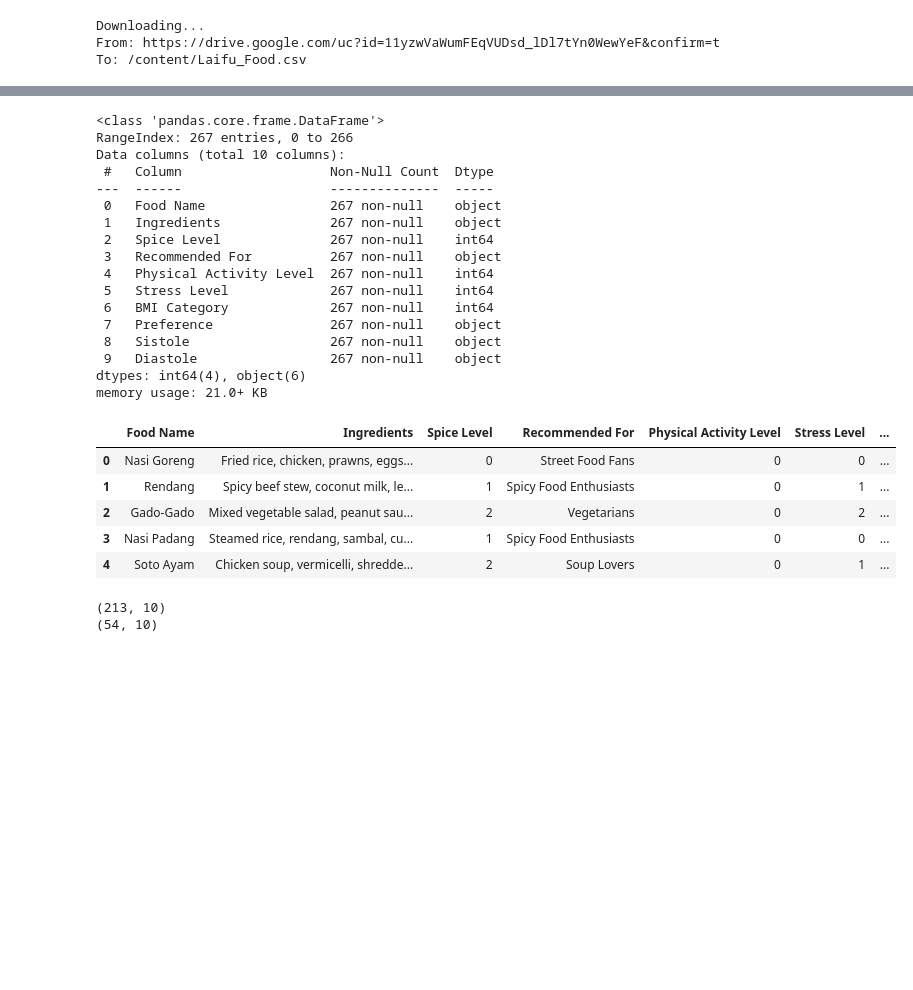
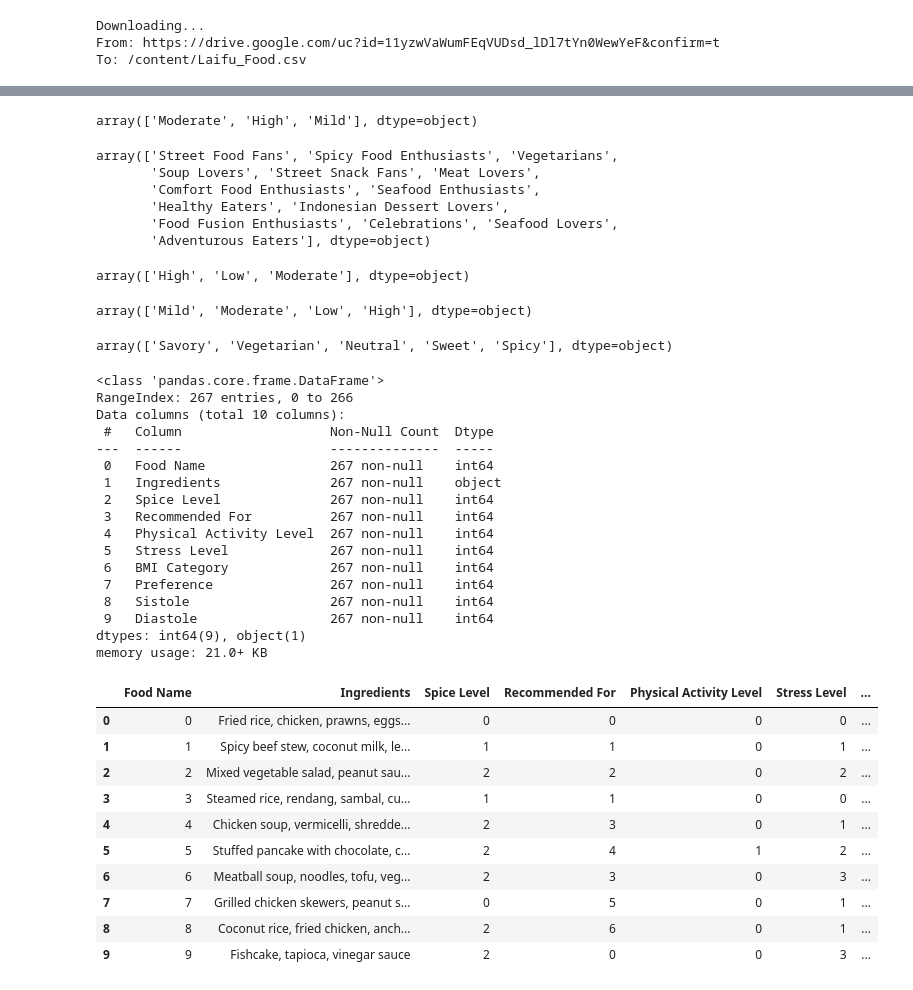
Before and after one commit to ZulfikarPra/Laifu-Bangkit, a Jupyter notebook: machine-learning/food-recommender/Laifu_Food.ipynb, the cells around one changed output, grey strips where cells are left out. Saved outputs shown, nothing was run; the diff lists cells and outputs as text; code cells hidden in the pictures; blank space fills up the shorter version.

```diff
--- a/machine-learning/food-recommender/Laifu_Food.ipynb
+++ b/machine-learning/food-recommender/Laifu_Food.ipynb
@@ -54,4 +77,8 @@ df.head()
 # %%
+#Drop Food ID, Rating, Cuisine Column and Empty Column
+df.drop(columns=['Food ID','Rating','Cuisine'], inplace=True)
+df.dropna(inplace=True)
+
 #Replace BMI Category into List of Number
 df['BMI Category'].replace({'Underweight':0,'Normal':0,'Normal Weight':0,'Overweight':1,'Obese':2},inplace=True)
 
@@ -63,37 +90,81 @@ df['Spice Level'].replace(to_replace=unique_spice, value=list(range(len(unique_s
 unique_physical = df['Physical Activity Level'].unique()
 df['Physical Activity Level'].replace(to_replace=unique_physical, value=list(range(len(unique_physical))), inplace=True)
 
-#Replace Stress Level Level into List of Number
+#Replace Stress Level into List of Number
 unique_stress = df['Stress Level'].unique()
 df['Stress Level'].replace(to_replace=unique_stress, value=list(range(len(unique_stress))), inplace=True)
+
+#Replace Preference into List of Number
+unique_preference = df['Preference'].unique()
+df['Preference'].replace(to_replace=unique_preference, value=list(range(len(unique_preference))), inplace=True)
+
+#Replace Recommended For into List of Number
+unique_reccomended = df['Recommended For'].unique()
+df['Recommended For'].replace(to_replace=unique_reccomended, value=list(range(len(unique_reccomended))), inplace=True)
+
+#Replace Food Name into List of Number
+unique_food = df['Food Name'].unique()
+df['Food Name'].replace(to_replace=unique_food, value=list(range(len(unique_food))), inplace=True)
 
 #Split Blood Pressure Column into Sistole and Diastole
 df[['Sistole', 'Diastole']] = df['Blood Pressure'].str.split('/', expand=True)
 df.drop(columns=['Blood Pressure'], inplace=True)
+
+df[['Sistole', 'Diastole', 'Recommended For', 'Preference']] = df[['Sistole', 'Diastole', 'Recommended For', 'Preference']].astype(np.int64)
+# %%
+unique_spice
+# %% [output]
+array(['Moderate', 'High', 'Mild'], dtype=object)
+# %%
+unique_reccomended
+# %% [output]
+array(['Street Food Fans', 'Spicy Food Enthusiasts', 'Vegetarians',
+       'Soup Lovers', 'Street Snack Fans', 'Meat Lovers',
+       'Comfort Food Enthusiasts', 'Seafood Enthusiasts',
+       'Healthy Eaters', 'Indonesian Dessert Lovers',
+       'Food Fusion Enthusiasts', 'Celebrations', 'Seafood Lovers',
+       'Adventurous Eaters'], dtype=object)
+# %%
+unique_physical
+# %% [output]
+array(['High', 'Low', 'Moderate'], dtype=object)
+# %%
+unique_stress
+# %% [output]
+array(['Mild', 'Moderate', 'Low', 'High'], dtype=object)
+# %%
+unique_preference
+# %% [output]
+array(['Savory', 'Vegetarian', 'Neutral', 'Sweet', 'Spicy'], dtype=object)
 # %%
 df.info()
-df.head()
+df.head(10)
 # %% [output]
 <class 'pandas.core.frame.DataFrame'>
 RangeIndex: 267 entries, 0 to 266
 Data columns (total 10 columns):
  #   Column                   Non-Null Count  Dtype
 ---  ------                   --------------  -----
- 0   Food Name                267 non-null    object
+ 0   Food Name                267 non-null    int64
  1   Ingredients              267 non-null    object
  2   Spice Level              267 non-null    int64
- 3   Recommended For          267 non-null    object
+ 3   Recommended For          267 non-null    int64
  4   Physical Activity Level  267 non-null    int64
  5   Stress Level             267 non-null    int64
  6   BMI Category             267 non-null    int64
- 7   Preference               267 non-null    object
- 8   Sistole                  267 non-null    object
- 9   Diastole                 267 non-null    object
-dtypes: int64(4), object(6)
+ 7   Preference               267 non-null    int64
+ 8   Sistole                  267 non-null    int64
+ 9   Diastole                 267 non-null    int64
+dtypes: int64(9), object(1)
 memory usage: 21.0+ KB
 |  | Food Name | Ingredients | Spice Level | Recommended For | Physical Activity Level | Stress Level | ... |
-| 0 | Nasi Goreng | Fried rice, chicken, prawns, eggs... | 0 | Street Food Fans | 0 | 0 | ... |
-| 1 | Rendang | Spicy beef stew, coconut milk, le... | 1 | Spicy Food Enthusiasts | 0 | 1 | ... |
-| 2 | Gado-Gado | Mixed vegetable salad, peanut sau... | 2 | Vegetarians | 0 | 2 | ... |
-| 3 | Nasi Padang | Steamed rice, rendang, sambal, cu... | 1 | Spicy Food Enthusiasts | 0 | 0 | ... |
-| 4 | Soto Ayam | Chicken soup, vermicelli, shredde... | 2 | Soup Lovers | 0 | 1 | ... |
+| 0 | 0 | Fried rice, chicken, prawns, eggs... | 0 | 0 | 0 | 0 | ... |
+| 1 | 1 | Spicy beef stew, coconut milk, le... | 1 | 1 | 0 | 1 | ... |
+| 2 | 2 | Mixed vegetable salad, peanut sau... | 2 | 2 | 0 | 2 | ... |
+| 3 | 3 | Steamed rice, rendang, sambal, cu... | 1 | 1 | 0 | 0 | ... |
+| 4 | 4 | Chicken soup, vermicelli, shredde... | 2 | 3 | 0 | 1 | ... |
+| 5 | 5 | Stuffed pancake with chocolate, c... | 2 | 4 | 1 | 2 | ... |
+| 6 | 6 | Meatball soup, noodles, tofu, veg... | 2 | 3 | 0 | 3 | ... |
+| 7 | 7 | Grilled chicken skewers, peanut s... | 0 | 5 | 0 | 1 | ... |
+| 8 | 8 | Coconut rice, fried chicken, anch... | 2 | 6 | 0 | 1 | ... |
+| 9 | 9 | Fishcake, tapioca, vinegar sauce | 2 | 0 | 0 | 3 | ... |
@@ -104,6 +170,0 @@ train, test = train_test_split(df, test_size=0.2, random_state=42)
-# %%
-print(train.shape)
-print(test.shape)
-# %% [output]
-(213, 10)
-(54, 10)
```
Also changed, not shown: parts of 18 cells of this notebook, 3 other files.
